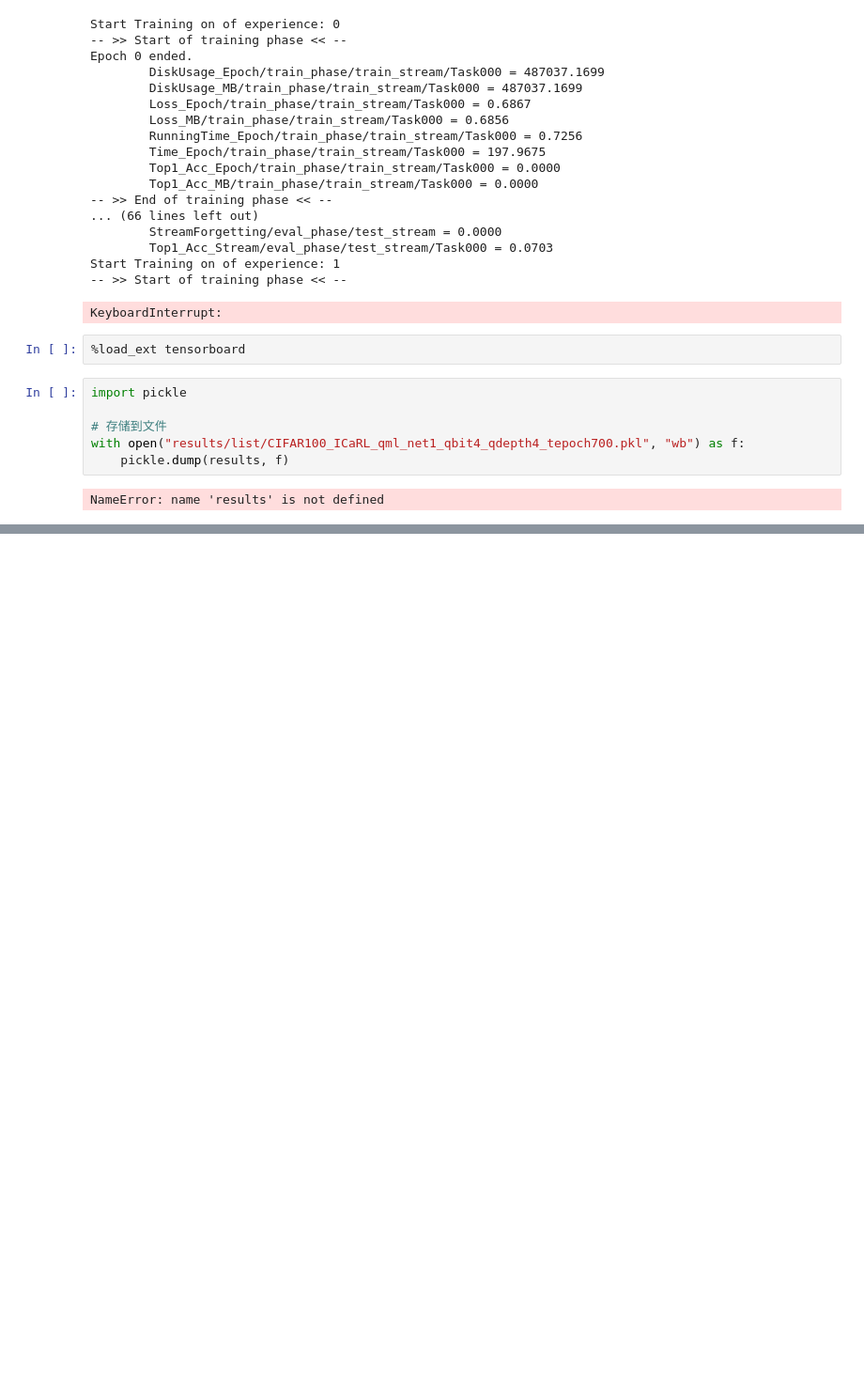
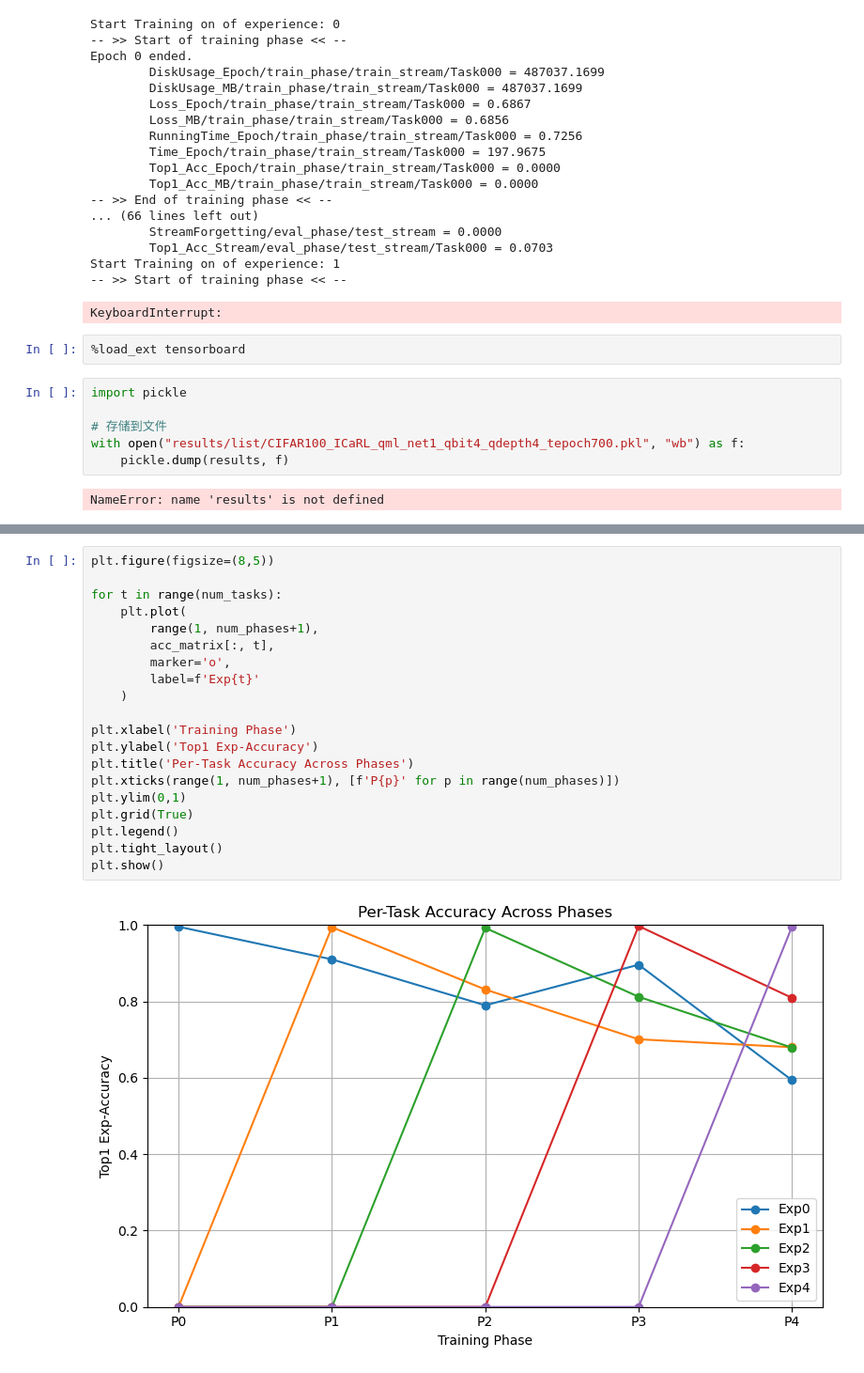
Before and after one commit to yzy1997/quantum_cl, a Jupyter notebook: quantum_lwf_addqlayer.ipynb, the cells around one changed output, grey strips where cells are left out. Shown at 94% size. Drawn from its saved outputs; the diff is of its cells as text; blank space fills up the shorter version.

```diff
--- a/quantum_lwf_addqlayer.ipynb
+++ b/quantum_lwf_addqlayer.ipynb
@@ -662,0 +663,22 @@ plt.savefig("results/figs/splitmnist_EWC_classic_cnn_final_forget.png")
+# %%
+plt.figure(figsize=(8,5))
+
+for t in range(num_tasks):
+    plt.plot(
+        range(1, num_phases+1),
+        acc_matrix[:, t],
+        marker='o',
+        label=f'Exp{t}'
+    )
+
+plt.xlabel('Training Phase')
+plt.ylabel('Top1 Exp-Accuracy')
+plt.title('Per-Task Accuracy Across Phases')
+plt.xticks(range(1, num_phases+1), [f'P{p}' for p in range(num_phases)])
+plt.ylim(0,1)
+plt.grid(True)
+plt.legend()
+plt.tight_layout()
+plt.show()
+# %% [output]
+[figure, added]
```
Also changed, not shown: parts of 5 cells of this notebook, 37 other files.
